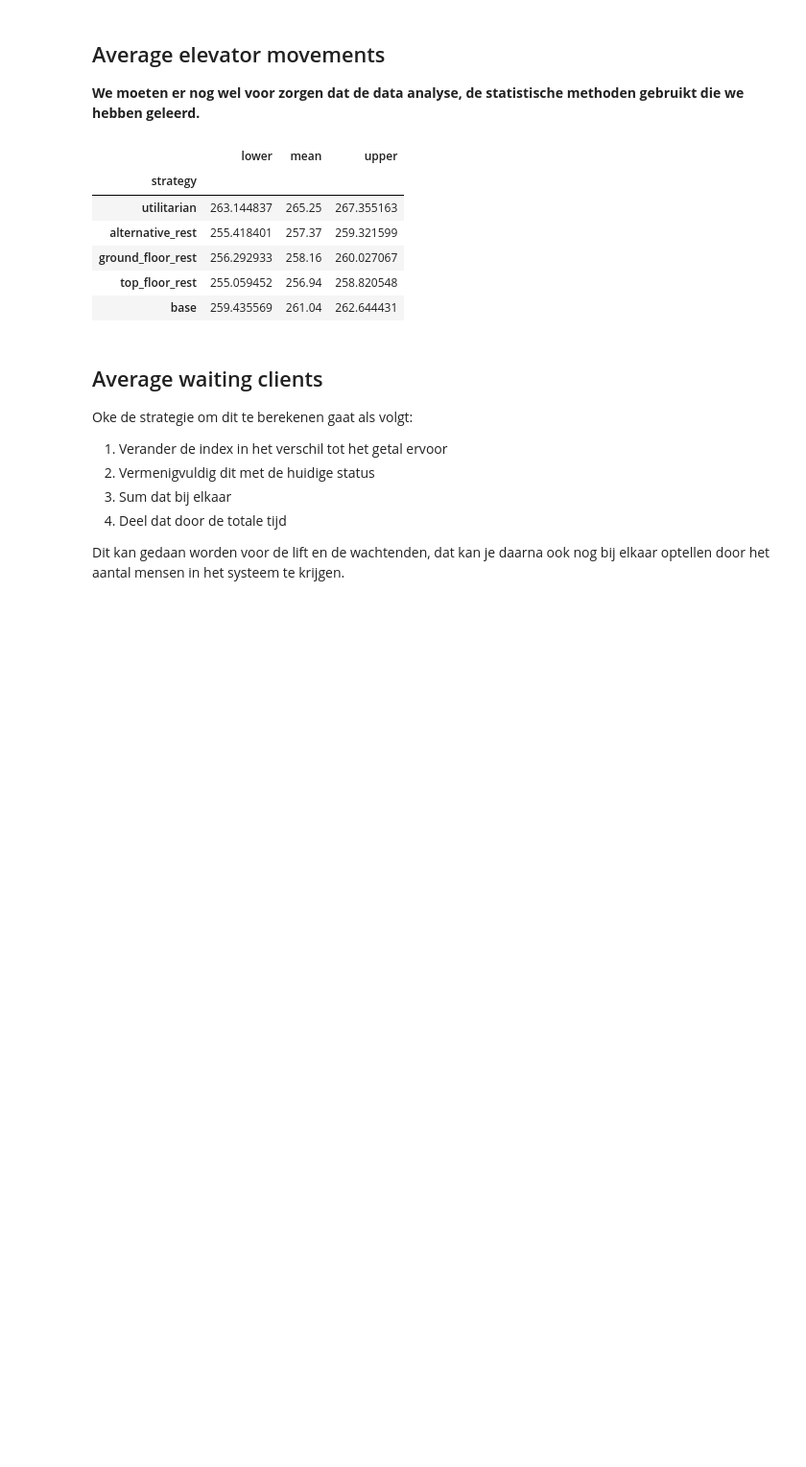
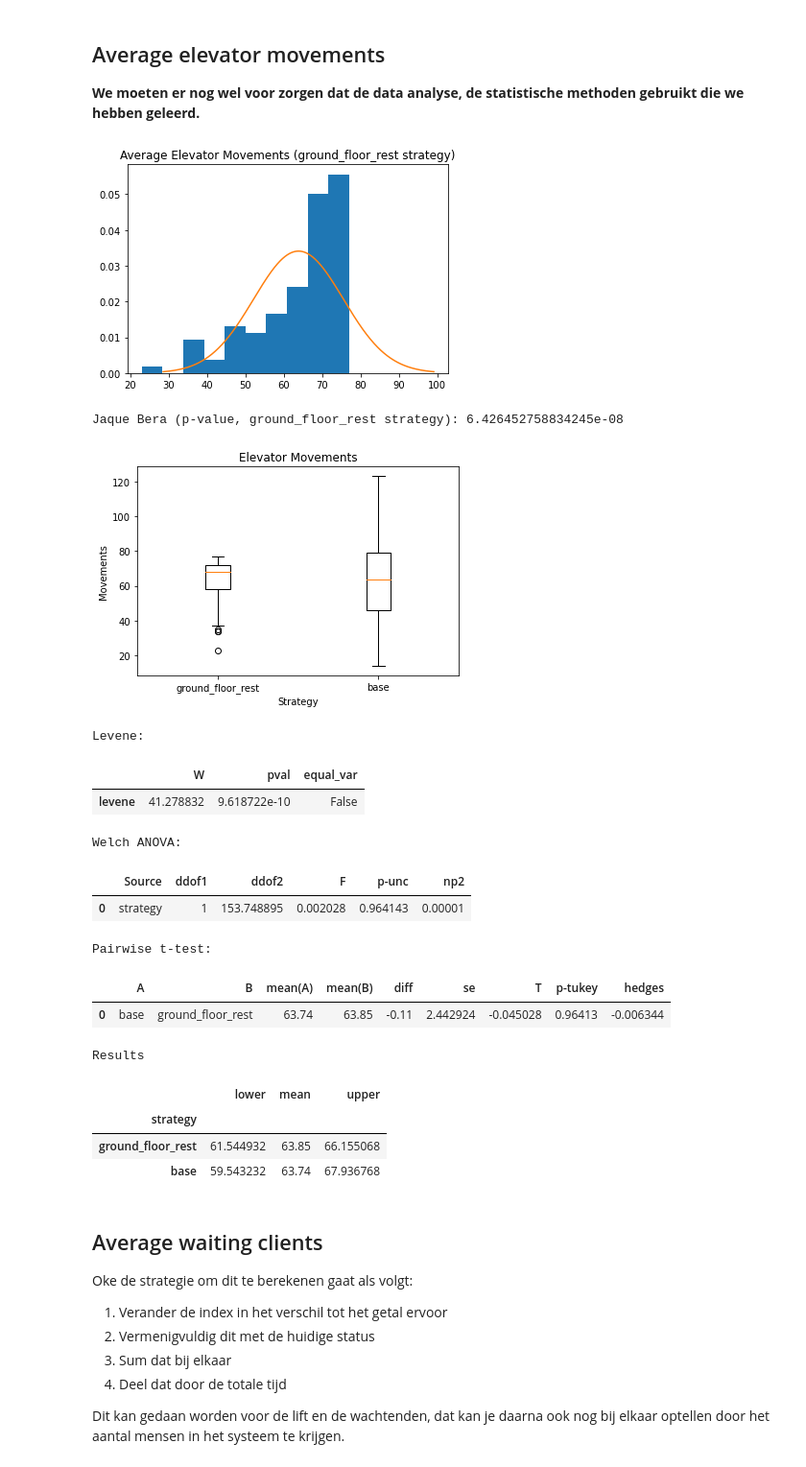
Before and after one commit to michadenheijer/AdvancedSimulation, a Jupyter notebook: analyze_results.ipynb, the cells around one changed output. Shown at 96% size. Drawn from its saved outputs; the diff is of its cells as text; code cells hidden in the pictures; blank space fills up the shorter version.

```diff
--- a/analyze_results.ipynb
+++ b/analyze_results.ipynb
@@ -143,20 +168,71 @@ We have the following key indicators:
 ## Average elevator movements
 
 **We moeten er nog wel voor zorgen dat de data analyse, de statistische methoden gebruikt die we hebben geleerd.**
-# %%
-elevator_movements = EVENT_DATA.stack().stack().str.contains("Elevator").unstack().unstack().sum().unstack()
-mean = elevator_movements.mean(axis=1)
-std = elevator_movements.std(axis=1)/np.sqrt(len(elevator_movements.columns))
-conf = pd.DataFrame([(mean - std * 1.96).rename("lower"), mean.rename("mean"),(mean + std * 1.96).rename("upper")]).transpose()
-conf
-# %% [output]
-|  | lower | mean | upper |
-| strategy |  |  |  |
-| utilitarian | 263.144837 | 265.25 | 267.355163 |
-| alternative_rest | 255.418401 | 257.37 | 259.321599 |
-| ground_floor_rest | 256.292933 | 258.16 | 260.027067 |
-| top_floor_rest | 255.059452 | 256.94 | 258.820548 |
-| base | 259.435569 | 261.04 | 262.644431 |
+# %%
+elevator_movements = EVENT_DATA.stack().stack().str.contains("Elevator").unstack().unstack().sum().unstack()
+plt.hist(elevator_movements.iloc[0], density=True)
+plt.title(f"Average Elevator Movements ({elevator_movements.index[0]} strategy)")
+_mean, _std = sts.norm.fit(elevator_movements.iloc[0].astype(float))
+plt.plot(
+    np.arange(
+        elevator_movements.iloc[0].mean() - 3*elevator_movements.iloc[0].std(),
+        elevator_movements.iloc[0].mean() + 3*elevator_movements.iloc[0].std(),
+        0.001),
+    sts.norm.pdf(np.arange(
+        elevator_movements.iloc[0].mean() - 3*elevator_movements.iloc[0].std(),
+        elevator_movements.iloc[0].mean() + 3*elevator_movements.iloc[0].std(),
+        0.001),
+        _mean,
+        _std
+    ))
+plt.show()
+print(f"Jaque Bera (p-value, {elevator_movements.index[0]} strategy): {sts.jarque_bera(elevator_movements.iloc[0]).pvalue}")
+mean = elevator_movements.mean(axis=1)
+std = elevator_movements.std(axis=1)/np.sqrt(len(elevator_movements.columns))
+conf = pd.DataFrame([(mean - std * 1.96).rename("lower"), mean.rename("mean"),(mean + std * 1.96).rename("upper")]).transpose()
+
+plt.boxplot(elevator_movements.transpose(), labels=elevator_movements.index)
+plt.title("Elevator Movements")
+plt.xlabel("Strategy")
+plt.ylabel("Movements")
+plt.show()
+
+test_data = elevator_movements.astype(float).stack().to_frame("value").reset_index()
+print("Levene:")
+hom_test = pg.homoscedasticity(test_data, dv="value", group="strategy")
+display(hom_test)
+
+if hom_test["equal_var"].iloc[0]:
+    print("ANOVA:")
+    display(pg.anova(test_data, dv="value", between="strategy", detailed=True))
+else:
+    print("Welch ANOVA:")
+    display(pg.welch_anova(test_data, dv="value", between="strategy"))
+
+print("Pairwise t-test:")
+display(pg.pairwise_tukey(test_data, dv="value", between="strategy"))
+
+
+print("Results")
+conf
+# %% [output]
+[figure, added]
+Jaque Bera (p-value, ground_floor_rest strategy): 6.426452758834245e-08
+[figure, added]
+Levene:
+|  | W | pval | equal_var |
+| levene | 41.278832 | 9.618722e-10 | False |
+Welch ANOVA:
+|  | Source | ddof1 | ddof2 | F | p-unc | np2 |
+| 0 | strategy | 1 | 153.748895 | 0.002028 | 0.964143 | 0.00001 |
+Pairwise t-test:
+|  | A | B | mean(A) | mean(B) | diff | se | T | p-tukey | hedges |
+| 0 | base | ground_floor_rest | 63.74 | 63.85 | -0.11 | 2.442924 | -0.045028 | 0.96413 | -0.006344 |
+Results
+|  | lower | mean | upper |
+| strategy |  |  |  |
+| ground_floor_rest | 61.544932 | 63.85 | 66.155068 |
+| base | 59.543232 | 63.74 | 67.936768 |
 # %% [markdown]
 ## Average waiting clients
 
```
Also changed, not shown: parts of 9 cells of this notebook, 25 other files.
